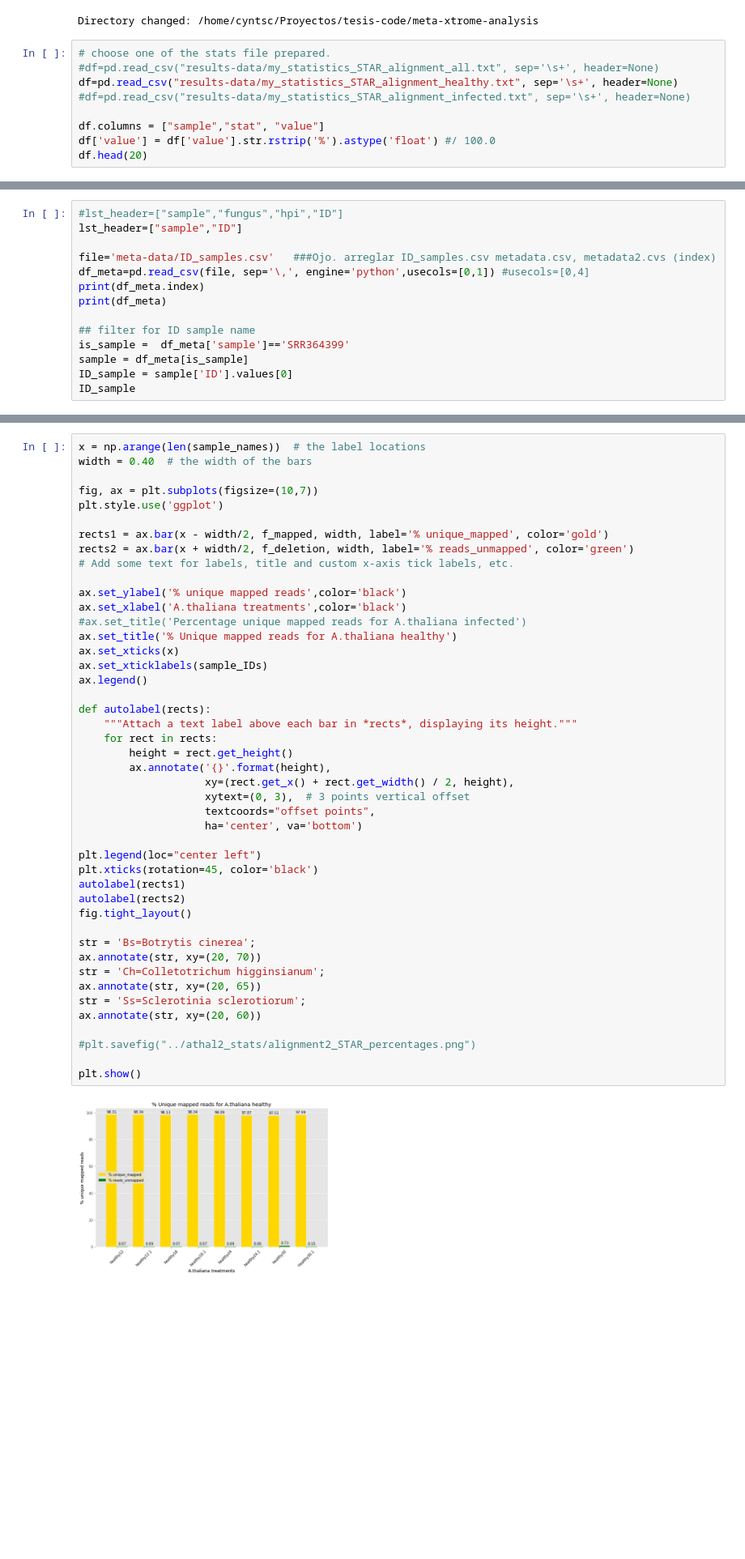
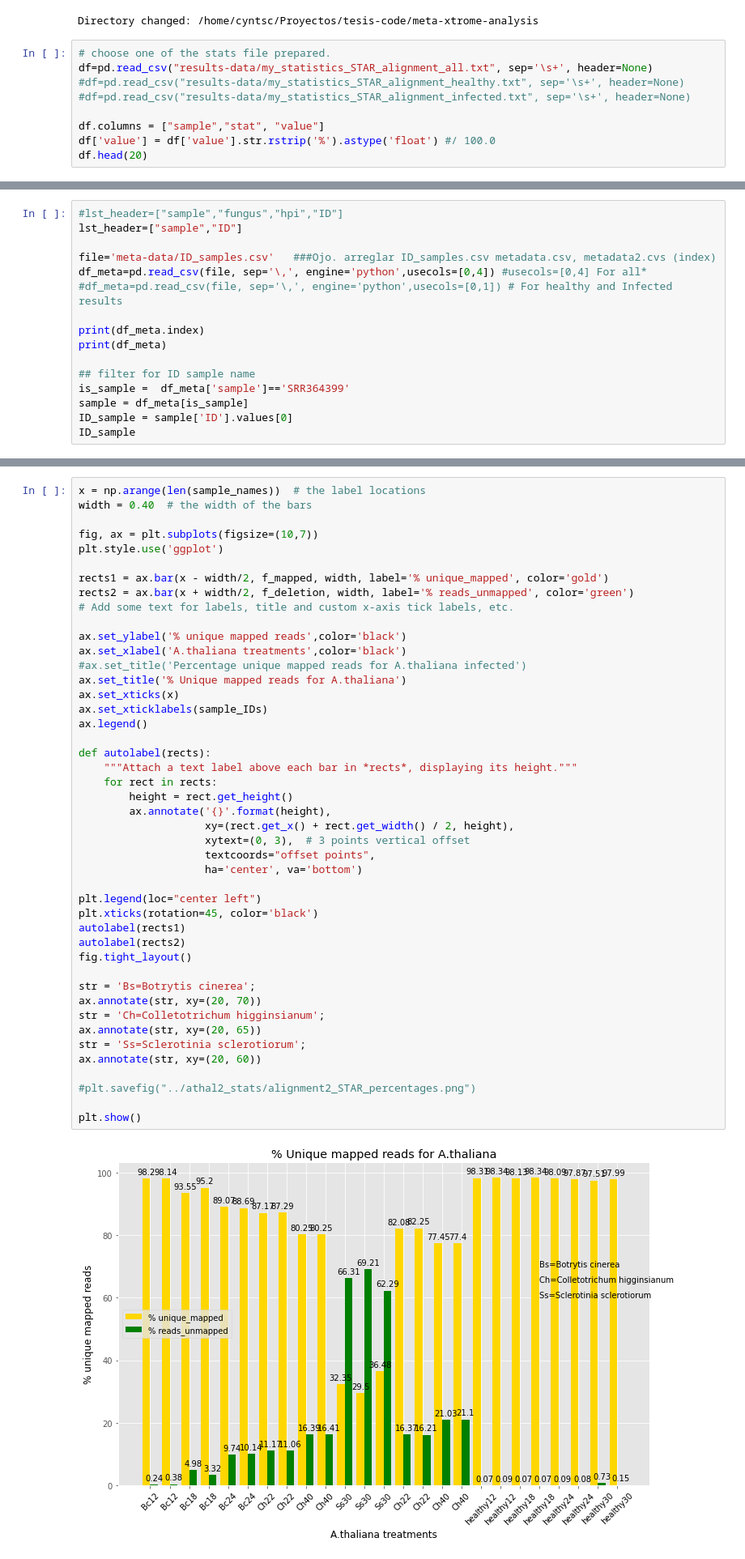
Before and after one commit to cyntsc/meta-analisis-athal, a Jupyter notebook: notebooks/1_percentual_alignments_statistics.ipynb, the cells around one changed output, grey strips where cells are left out. Shown at 81% size. Drawn from its saved outputs; the diff is of its cells as text; blank space fills up the shorter version.

Commit message:
Agregando dependencias del nb 1_percentual_alignments_statistics.ipynb

```diff
--- a/notebooks/1_percentual_alignments_statistics.ipynb
+++ b/notebooks/1_percentual_alignments_statistics.ipynb
@@ -33,8 +33,8 @@ except OSError:
 Directory changed: /home/cyntsc/Proyectos/tesis-code/meta-xtrome-analysis
 # %%
 # choose one of the stats file prepared.
-#df=pd.read_csv("results-data/my_statistics_STAR_alignment_all.txt", sep='\s+', header=None)
-df=pd.read_csv("results-data/my_statistics_STAR_alignment_healthy.txt", sep='\s+', header=None)
+df=pd.read_csv("results-data/my_statistics_STAR_alignment_all.txt", sep='\s+', header=None)
+#df=pd.read_csv("results-data/my_statistics_STAR_alignment_healthy.txt", sep='\s+', header=None)
 #df=pd.read_csv("results-data/my_statistics_STAR_alignment_infected.txt", sep='\s+', header=None)
 
 df.columns = ["sample","stat", "value"]
@@ -65,7 +65,9 @@ df.head(20)
 lst_header=["sample","ID"]
 
 file='meta-data/ID_samples.csv'   ###Ojo. arreglar ID_samples.csv metadata.csv, metadata2.cvs (index)
-df_meta=pd.read_csv(file, sep='\,', engine='python',usecols=[0,1]) #usecols=[0,4]
+df_meta=pd.read_csv(file, sep='\,', engine='python',usecols=[0,4]) #usecols=[0,4] For all*
+#df_meta=pd.read_csv(file, sep='\,', engine='python',usecols=[0,1]) # For healthy and Infected results
+
 print(df_meta.index)
 print(df_meta)
 
@@ -237,36 +243,36 @@ rects2 = ax.bar(x + width/2, f_deletion, width, label='% reads_unmapped', color=
 ax.set_ylabel('% unique mapped reads',color='black')
 ax.set_xlabel('A.thaliana treatments',color='black')
 #ax.set_title('Percentage unique mapped reads for A.thaliana infected')
-ax.set_title('% Unique mapped reads for A.thaliana healthy')
+ax.set_title('% Unique mapped reads for A.thaliana')
 ax.set_xticks(x)
 ax.set_xticklabels(sample_IDs)
 ax.legend()
 
 def autolabel(rects):
     """Attach a text label above each bar in *rects*, displaying its height."""
     for rect in rects:
         height = rect.get_height()
         ax.annotate('{}'.format(height),
                     xy=(rect.get_x() + rect.get_width() / 2, height),
                     xytext=(0, 3),  # 3 points vertical offset
                     textcoords="offset points",
                     ha='center', va='bottom')
 
 plt.legend(loc="center left")
 plt.xticks(rotation=45, color='black')
 autolabel(rects1)
 autolabel(rects2)
 fig.tight_layout()
 
 str = 'Bs=Botrytis cinerea';
 ax.annotate(str, xy=(20, 70))
 str = 'Ch=Colletotrichum higginsianum';
 ax.annotate(str, xy=(20, 65))
 str = 'Ss=Sclerotinia sclerotiorum';
 ax.annotate(str, xy=(20, 60))
 
 #plt.savefig("../athal2_stats/alignment2_STAR_percentages.png")
 
 plt.show()
 # %% [output]
-[figure, old version]
+[figure, new version]
```
Also changed, not shown: parts of 9 cells of this notebook, 1 other file.
